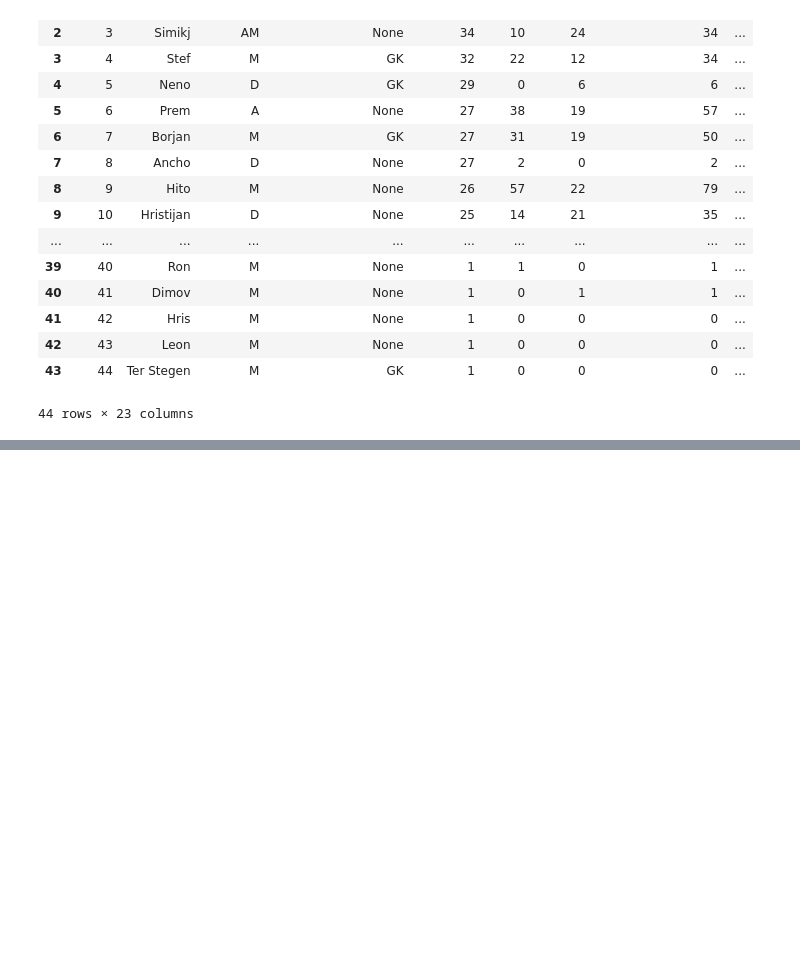
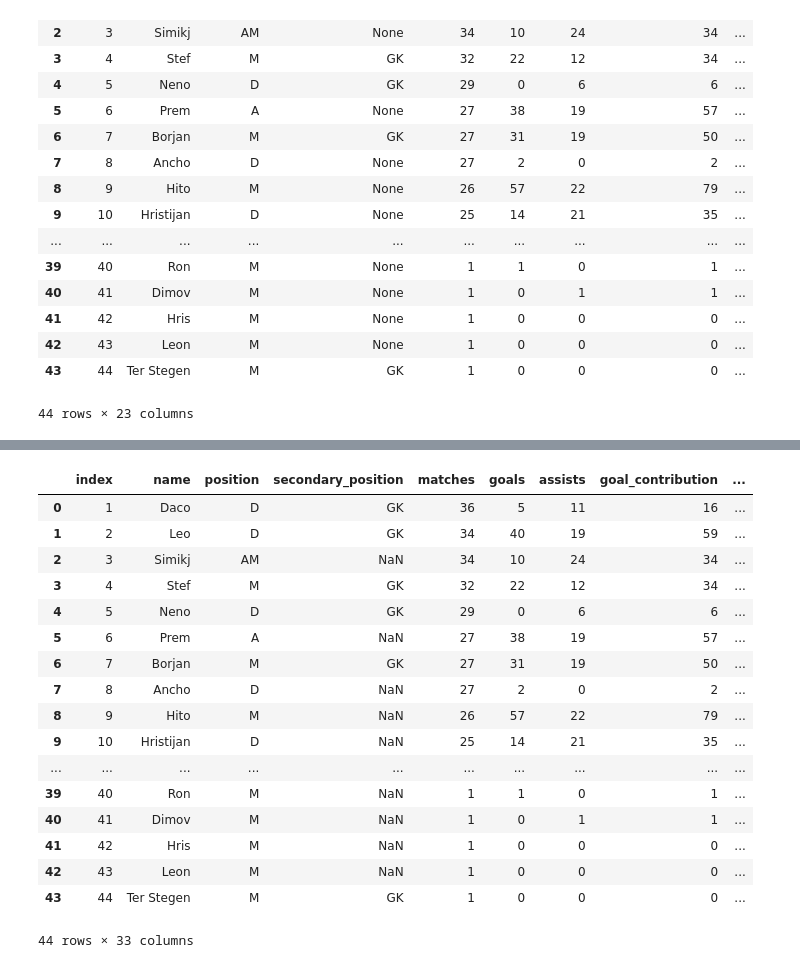
Before and after one commit to leonasanovski/Team-Splitter, a Jupyter notebook: format_csv_file.ipynb, the cells around one changed output, grey strips where cells are left out. Cells and saved outputs as stored; diff of their text form; code cells hidden in the pictures; blank space fills up the shorter version.

Commit message:
From default to format ready for model creating

```diff
--- a/format_csv_file.ipynb
+++ b/format_csv_file.ipynb
@@ -203,4 +207,5 @@ df.to_csv('zoki_liga_final.csv',index=False)
 # %%
 df_final = pd.read_csv('zoki_liga_final.csv')
-df_original = pd.read_csv('zoki_liga.csv')
+df_test = pd.read_csv('zoki_liga.csv')
+df_formatted = pd.read_csv('zoki_liga_formatted.csv')
 #for test
@@ -206,0 +216,4 @@ df_original = pd.read_csv('zoki_liga.csv')
+# %%
+ratings_file_path = 'ratings/*.xlsx'
+list_of_files = glob.glob(ratings_file_path)
+print(list_of_files)
@@ -206,0 +222,17 @@ df_original = pd.read_csv('zoki_liga.csv')
+# %%
+dataframes = []
+for excel in list_of_files:
+    df = pd.read_excel(excel)
+    dataframes.append(df)
+
+ID_COL = "name"
+df_all = pd.concat(dataframes)
+rating_cols = [c for c in df_all.columns if c not in {"index", "name"}]
+
+#Average
+df_avg = df_all.groupby(["index", "name"])[rating_cols].mean().round(2).sort_values("index")
+#Mode
+def first_mode(s: pd.Series): #mode
+    m = s.mode(dropna=True)
+    return m.iloc[0] if not m.empty else np.nan
+df_mode = df_all.groupby(["index", "name"], as_index=False)[rating_cols].agg(first_mode).sort_values("index")
@@ -206,0 +283,23 @@ df_original = pd.read_csv('zoki_liga.csv')
+# %%
+df_combined = pd.concat([df_formatted.reset_index(drop=True),df_avg.reset_index(drop=True)], axis=1)
+# %%
+df_combined
+# %% [output]
+|  | index | name | position | secondary_position | matches | goals | assists | goal_contribution | ... |
+| 0 | 1 | Daco | D | GK | 36 | 5 | 11 | 16 | ... |
+| 1 | 2 | Leo | D | GK | 34 | 40 | 19 | 59 | ... |
+| 2 | 3 | Simikj | AM | NaN | 34 | 10 | 24 | 34 | ... |
+| 3 | 4 | Stef | M | GK | 32 | 22 | 12 | 34 | ... |
+| 4 | 5 | Neno | D | GK | 29 | 0 | 6 | 6 | ... |
+| 5 | 6 | Prem | A | NaN | 27 | 38 | 19 | 57 | ... |
+| 6 | 7 | Borjan | M | GK | 27 | 31 | 19 | 50 | ... |
+| 7 | 8 | Ancho | D | NaN | 27 | 2 | 0 | 2 | ... |
+| 8 | 9 | Hito | M | NaN | 26 | 57 | 22 | 79 | ... |
+| 9 | 10 | Hristijan | D | NaN | 25 | 14 | 21 | 35 | ... |
+| ... | ... | ... | ... | ... | ... | ... | ... | ... | ... |
+| 39 | 40 | Ron | M | NaN | 1 | 1 | 0 | 1 | ... |
+| 40 | 41 | Dimov | М | NaN | 1 | 0 | 1 | 1 | ... |
+| 41 | 42 | Hris | М | NaN | 1 | 0 | 0 | 0 | ... |
+| 42 | 43 | Leon | М | NaN | 1 | 0 | 0 | 0 | ... |
+| 43 | 44 | Ter Stegen | M | GK | 1 | 0 | 0 | 0 | ... |
+44 rows × 33 columns
```
Also changed, not shown: parts of 11 cells of this notebook, 5 other files.
